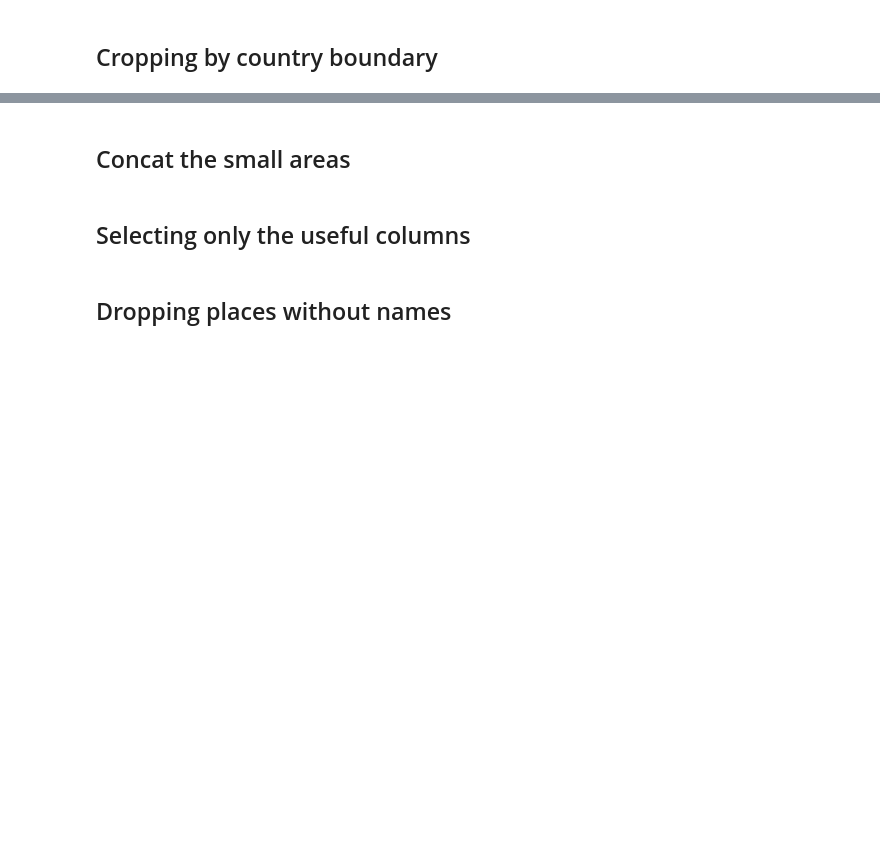
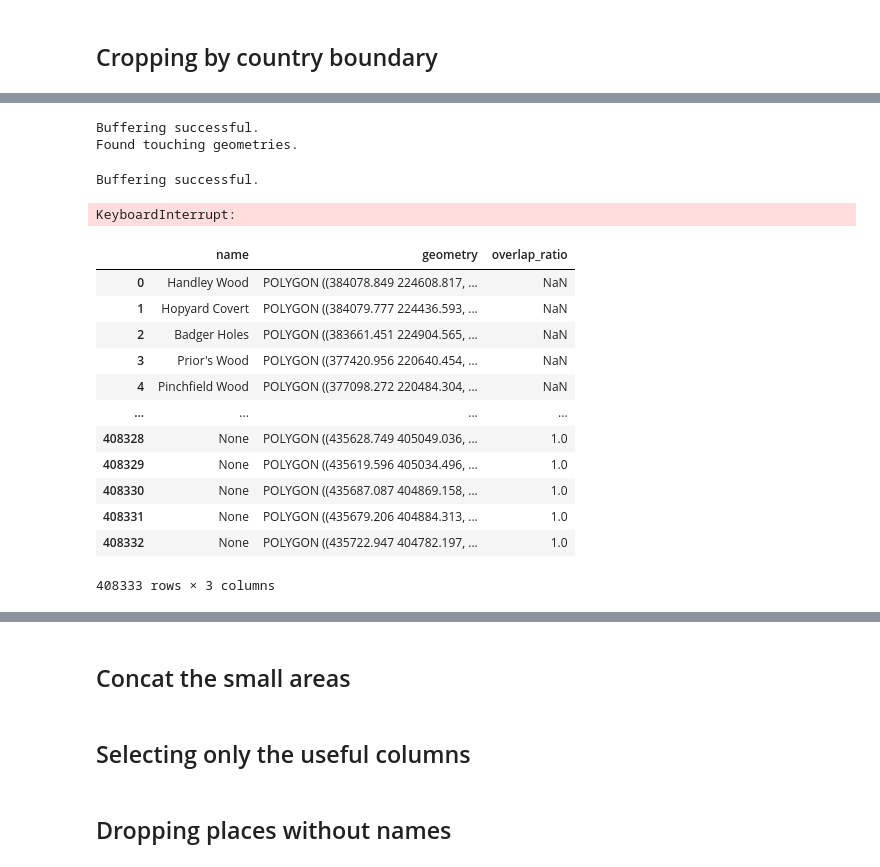
Before and after one commit to a-saveleva/casa_0003_group_project, a Jupyter notebook: data/natural_assets_dataset/joining.ipynb, the cells around one changed output, grey strips where cells are left out. Cells and saved outputs as stored; diff of their text form; code cells hidden in the pictures; blank space fills up the shorter version.

```diff
--- a/data/natural_assets_dataset/joining.ipynb
+++ b/data/natural_assets_dataset/joining.ipynb
@@ -172,4 +339,25 @@ small_combined_first_batch.to_file("natural_assets_data_raw/small_combined_first
 # %%
-second_batch = [woods, wetlands, scrub, grassland, heath]
+second_batch = [wetlands, scrub, grassland, heath]
 for i in second_batch:
     i = dissolve_touching_polygons(i)
+# %% [output]
+Buffering successful.
+Found touching geometries.
+Buffering successful.
+KeyboardInterrupt:
+# %%
+woods
+# %% [output]
+|  | name | geometry | overlap_ratio |
+| 0 | Handley Wood | POLYGON ((384078.849 224608.817, ... | NaN |
+| 1 | Hopyard Covert | POLYGON ((384079.777 224436.593, ... | NaN |
+| 2 | Badger Holes | POLYGON ((383661.451 224904.565, ... | NaN |
+| 3 | Prior's Wood | POLYGON ((377420.956 220640.454, ... | NaN |
+| 4 | Pinchfield Wood | POLYGON ((377098.272 220484.304, ... | NaN |
+| ... | ... | ... | ... |
+| 408328 | None | POLYGON ((435628.749 405049.036, ... | 1.0 |
+| 408329 | None | POLYGON ((435619.596 405034.496, ... | 1.0 |
+| 408330 | None | POLYGON ((435687.087 404869.158, ... | 1.0 |
+| 408331 | None | POLYGON ((435679.206 404884.313, ... | 1.0 |
+| 408332 | None | POLYGON ((435722.947 404782.197, ... | 1.0 |
+408333 rows × 3 columns
```
Also changed, not shown: parts of 61 cells of this notebook, 3 other files.
